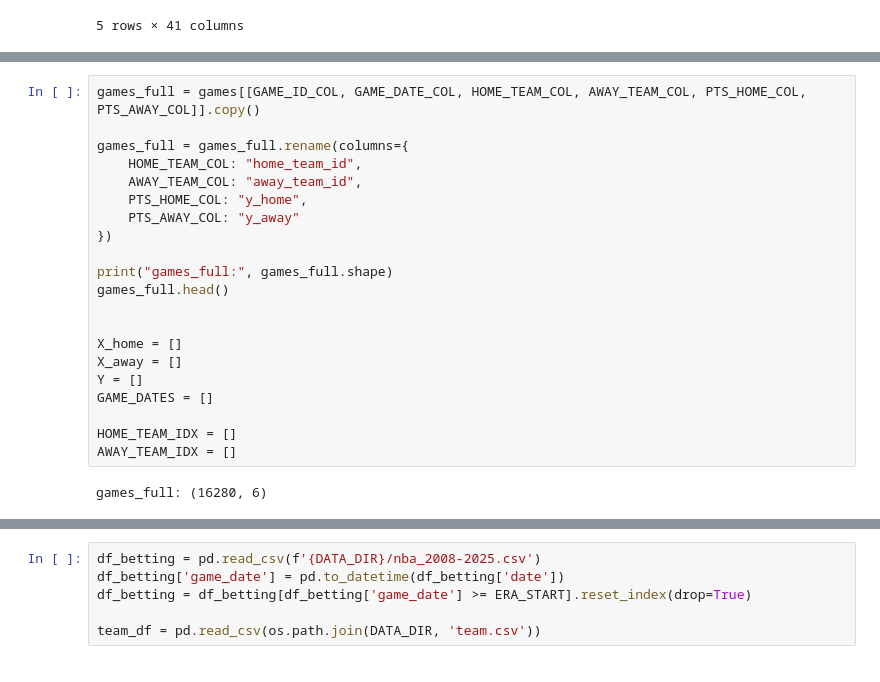
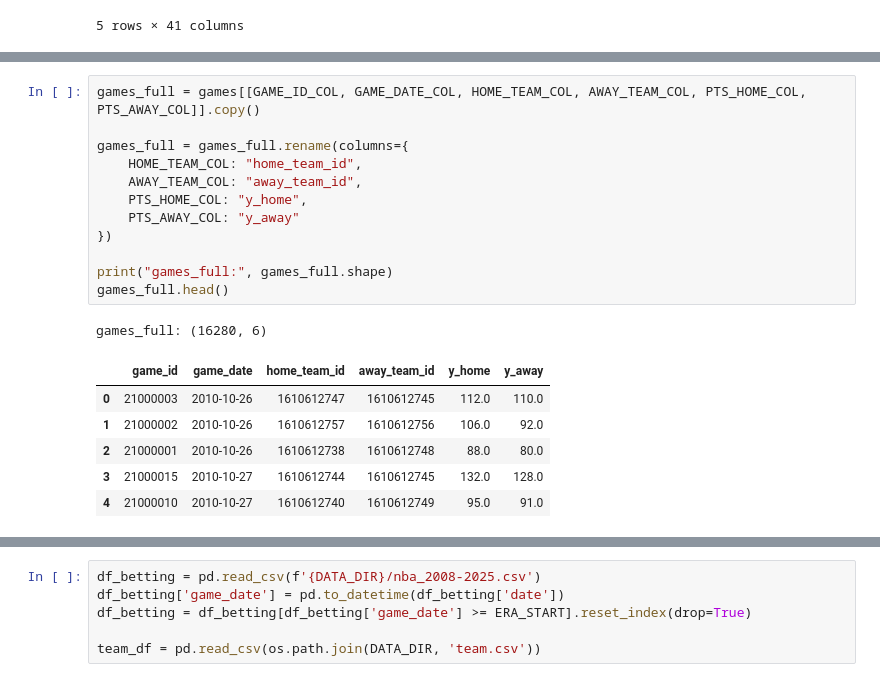
Before and after one commit to Marshal-Kalynchuk/ensf519_final_project, a Jupyter notebook: main.ipynb, the cells around one changed output, grey strips where cells are left out. Saved outputs shown, nothing was run; the diff lists cells and outputs as text.

```diff
--- a/main.ipynb
+++ b/main.ipynb
@@ -443,26 +536,23 @@ len(seq_index_by_game_team)
 # %%
 games_full = games[[GAME_ID_COL, GAME_DATE_COL, HOME_TEAM_COL, AWAY_TEAM_COL, PTS_HOME_COL, PTS_AWAY_COL]].copy()
 
 games_full = games_full.rename(columns={
     HOME_TEAM_COL: "home_team_id",
     AWAY_TEAM_COL: "away_team_id",
     PTS_HOME_COL: "y_home",
     PTS_AWAY_COL: "y_away"
 })
 
 print("games_full:", games_full.shape)
 games_full.head()
-
-
-X_home = []
-X_away = []
-Y = []
-GAME_DATES = []
-
-HOME_TEAM_IDX = []
-AWAY_TEAM_IDX = []
 # %% [output]
 games_full: (16280, 6)
+|  | game_id | game_date | home_team_id | away_team_id | y_home | y_away |
+| 0 | 21000003 | 2010-10-26 | 1610612747 | 1610612745 | 112.0 | 110.0 |
+| 1 | 21000002 | 2010-10-26 | 1610612757 | 1610612756 | 106.0 | 92.0 |
+| 2 | 21000001 | 2010-10-26 | 1610612738 | 1610612748 | 88.0 | 80.0 |
+| 3 | 21000015 | 2010-10-27 | 1610612744 | 1610612745 | 132.0 | 128.0 |
+| 4 | 21000010 | 2010-10-27 | 1610612740 | 1610612749 | 95.0 | 91.0 |
 # %%
 X_home = []
 X_away = []
```
Also changed, not shown: parts of 33 cells of this notebook.
